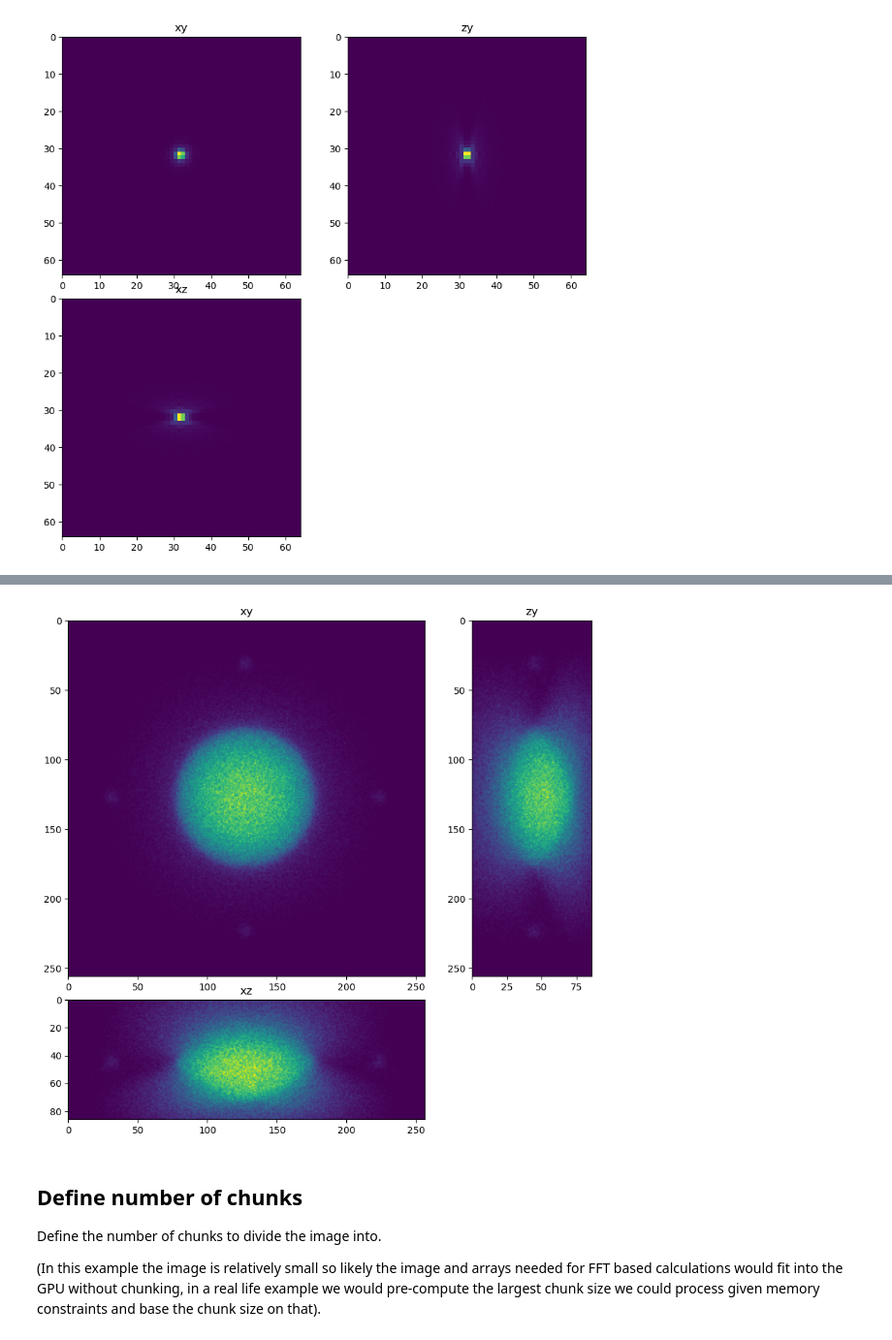
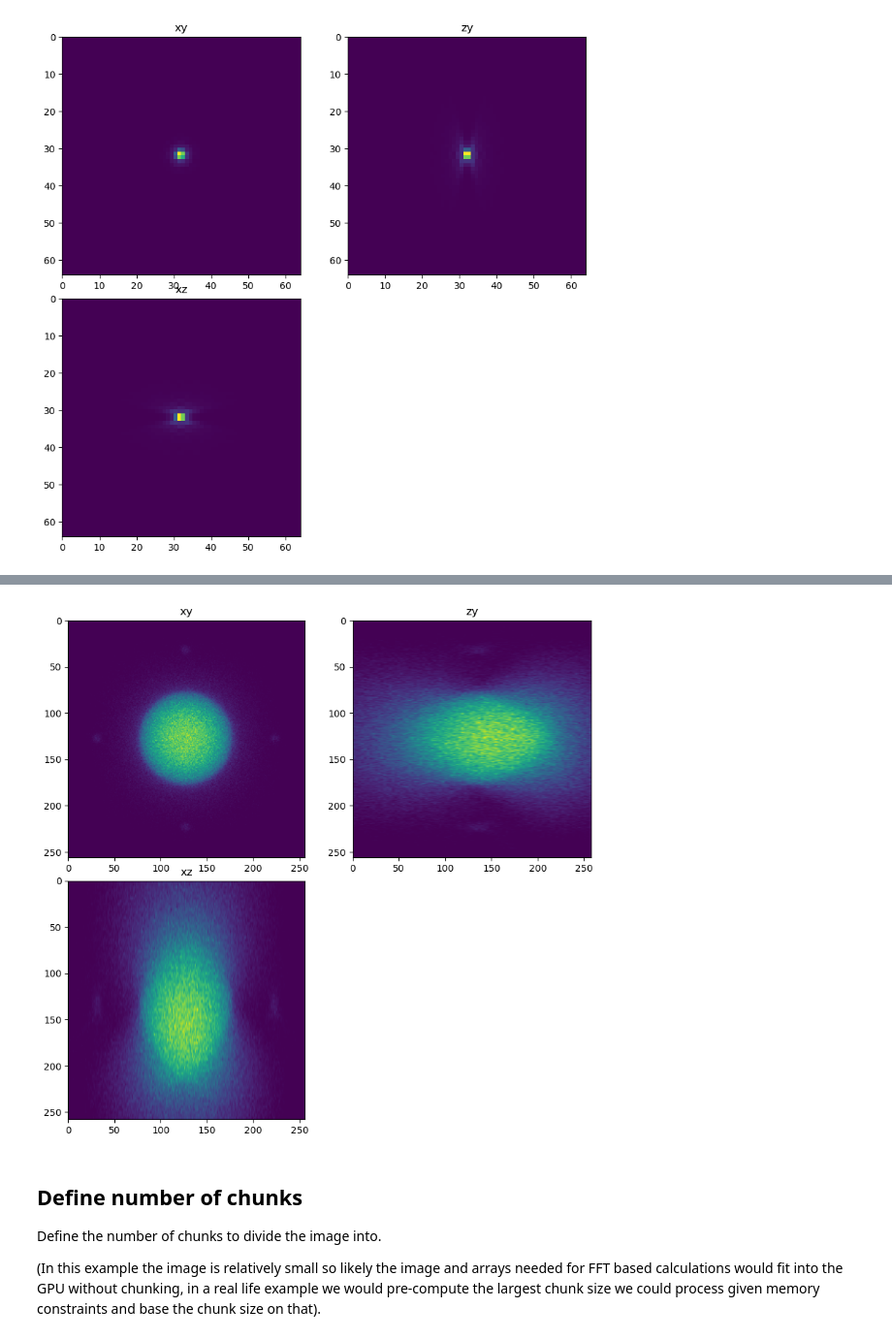
Before and after one commit to BiAPoL/PoL-BioImage-Analysis-TS-GPU-Accelerated-Image-Analysis, a Jupyter notebook: docs/30_Deconvolution/10_decon_systems_design.ipynb, the cells around one changed output, grey strips where cells are left out. Shown at 97% size. Saved outputs shown, nothing was run; the diff lists cells and outputs as text; code cells hidden in the pictures.

```diff
--- a/docs/30_Deconvolution/10_decon_systems_design.ipynb
+++ b/docs/30_Deconvolution/10_decon_systems_design.ipynb
@@ -106,6 +138,9 @@ from tnia.deconvolution.psfs import gibson_lanni_3D
 
 x_voxel_size = 0.1
 z_voxel_size=0.3
+
+sxy = 1
+sz = z_voxel_size/x_voxel_size
 
 xy_psf_dim_forward=128
 z_psf_dim_forward=128
@@ -114,7 +149,10 @@ xy_psf_dim_decon=64
 z_psf_dim_decon=64
 
 NA=1.4
+
+# ni is the refractive index of the immersion medium of the lens
 ni=1.5
+# ns is the refractive index of the sample
 ns=1.33
 
 # depth at which to calculate the PSF (note if there is a RI mismatch between the lens RI and sample RI spherical aberration will be introduced
@@ -139,14 +181,18 @@ dh.show_xyz_slice(psf_decon, 'tnia')
 # %%
 from tnia.deconvolution.forward import forward
 from tnia.nd.ndutil import centercrop
 
 im = forward(phantom, psf_forward, background, True, True)
 
+x_v = im.shape[2]//2
+y_v = im.shape[1]//2
+z_v = im.shape[0]//2
+
 phantom=phantom+background
 
-dh.show_xyz_slice(im, 'tnia')
+fig = show_xyz_slice(im, x_v, y_v, z_v, sxy=sxy, sz=sz)
 # %% [output]
-[figure, old version]
+[figure, new version]
 # %% [markdown]
 ## Define number of chunks
 
```
Also changed, not shown: parts of 23 cells of this notebook, 6 other files.
